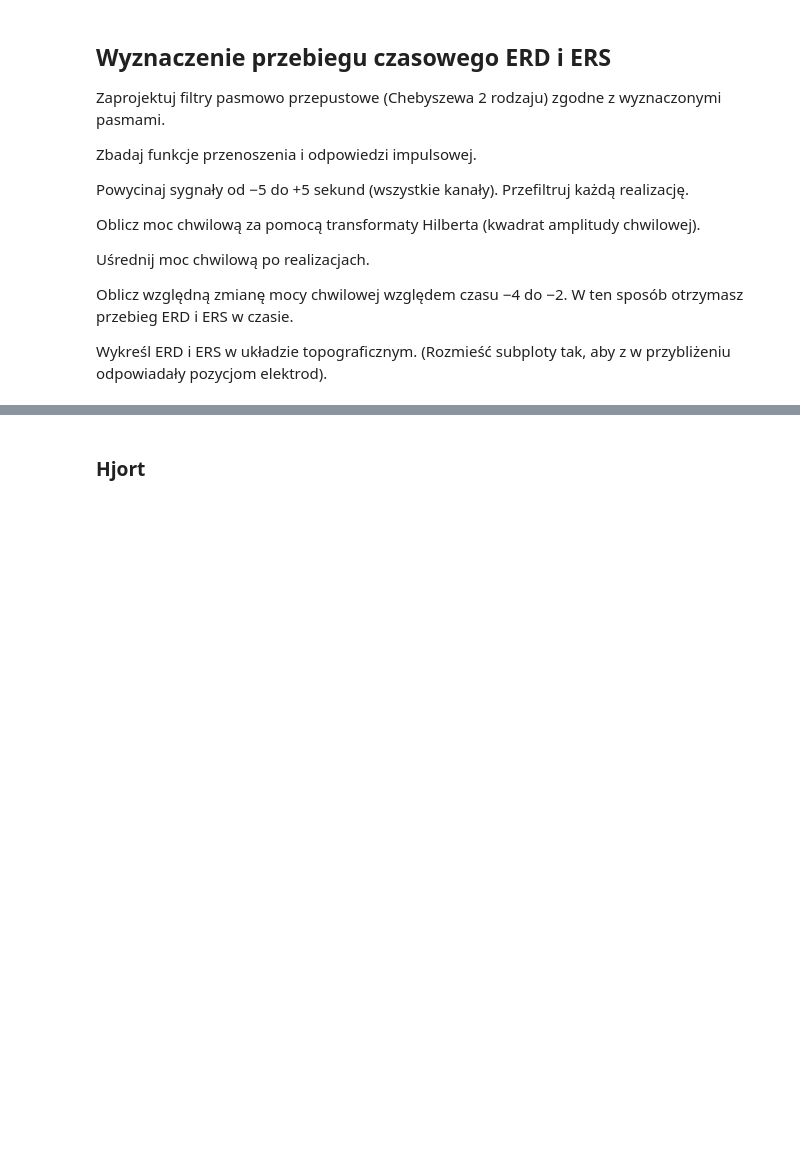
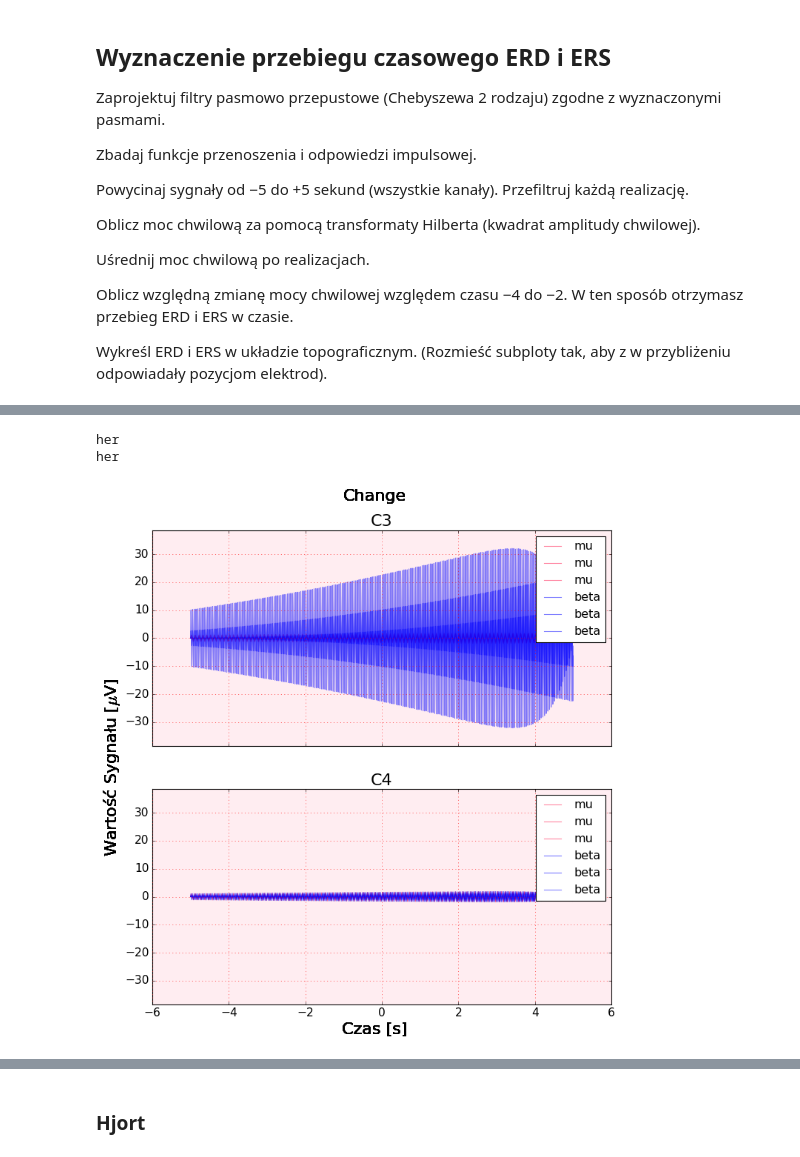
Before and after one commit to PPierzc/PracowniaEEG, a Jupyter notebook: ERD_S.ipynb, the cells around one changed output, grey strips where cells are left out. Saved outputs shown, nothing was run; the diff lists cells and outputs as text; code cells hidden in the pictures; blank space fills up the shorter version.

```diff
--- a/ERD_S.ipynb
+++ b/ERD_S.ipynb
@@ -150 +266,54 @@ Wykreśl ERD i ERS w układzie topograficznym. (Rozmieść subploty tak, aby z w
+# %%
+EEG = saffy.SignalManager(generator=generate_signal())
+EEG.extract_channels(['C3', 'C4', 'd1'])
+
+EEG.set_tags_from_channel('d1')
+EEG.remove_channel('d1')
+
+MU_EEG = EEG.copy('mu')
+BETA_EEG = EEG.copy('beta')
+
+MU_EEG.cheb2_notch_filter_v2(mu_freq, btype='bandpass')
+BETA_EEG.cheb2_notch_filter_v2(beta_freq, btype='bandpass')
+
+MU_EEG.set_epochs_from_tags(-5, 5)
+BETA_EEG.set_epochs_from_tags(-5, 5)
+
+mu_freq = 10
+beta_freq = 23
+
+fig, ax = plt.subplots(
+    nrows=max([MU_EEG.num_channels, BETA_EEG.num_channels]),
+    ncols=1,
+    sharex=True,
+    sharey=True,
+    figsize=(10, 10)
+)
+
+MU_EEG.graphics_time_plot(
+    fig,
+    ax,
+    'Change',
+    alpha=0.5,
+    label='mu'
+)
+
+BETA_EEG.graphics_time_plot(
+    fig,
+    ax,
+    'Change',
+    color='#0000ff',
+    alpha=0.5,
+    label='beta'
+)
+
+for a in ax:
+  a.legend()
+
+plt.show()
+plt.close()
+# %% [output]
+her
+her
+[figure, added]
 # %%
```
Also changed, not shown: parts of 8 cells of this notebook.
